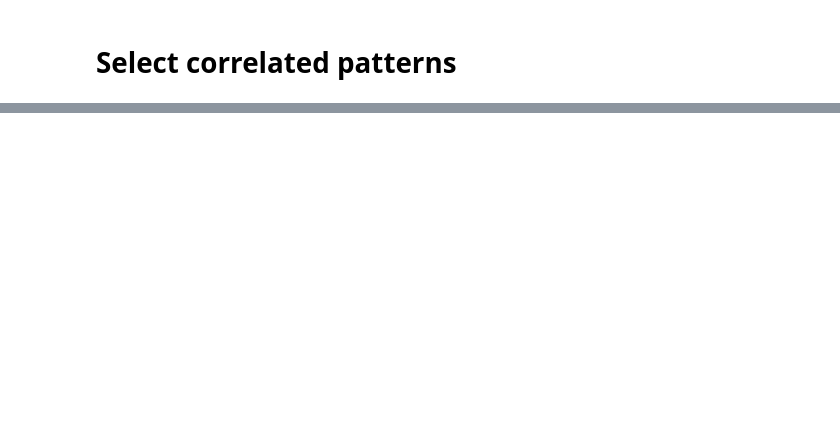
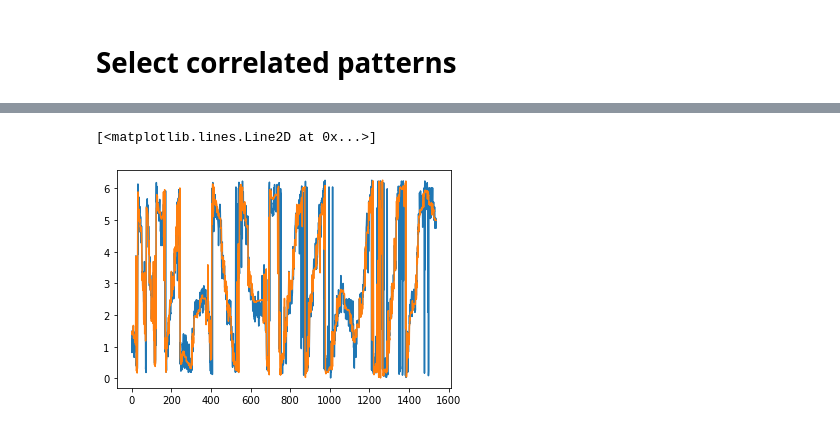
Before and after one commit to blufzzz/NeuroMice, a Jupyter notebook: PatternsAnalysis.ipynb, the cells around one changed output, grey strips where cells are left out. Cells and saved outputs as stored; diff of their text form; code cells hidden in the pictures; blank space fills up the shorter version.

```diff
--- a/PatternsAnalysis.ipynb
+++ b/PatternsAnalysis.ipynb
@@ -312,18 +189,19 @@ plt.show()
-# %%
-patterns_pairs = {}
-for cluster_number in np.unique(y_non_noise):
-    mask = y_non_noise==cluster_number
-    pattern_pair_indexes = correlated_pairs_indexes[mask]
-    patterns_pairs[cluster_number] = pattern_pair_indexes
 # %%
 patterns_all = []
-for pattern_pair_number in patterns_pairs.keys():
-#     pattern_pair_number = 0
-    ind1 = np.unique(patterns_pairs[pattern_pair_number][:,0])
-    ind2 = np.unique(patterns_pairs[pattern_pair_number][:,1])
+phi1 = []
+phi2 = []
+
+for cluster_number in np.unique(y_non_noise):
+    mask = y_non_noise==cluster_number
+    pattern_pair_indexes = correlated_pairs_indexes_non_noise[mask]
+    ind1 = np.unique(pattern_pair_indexes[:,0])
+    ind2 = np.unique(pattern_pair_indexes[:,1])
 
     pattern1 = X_neural_std[ind1]
     pattern2 = X_neural_std[ind2]
 
+    phi1.append(phi[ind1])
+    phi2.append(phi[ind2])
+
     patterns_all.append(pattern1)
     patterns_all.append(pattern2)
@@ -416,0 +214,18 @@ for i in range(len(splits)-1):
+# %%
+phi1_mean = [p.mean() for p in phi1]
+phi2_mean = [p.mean() for p in phi2]
+
+phi_all = []
+for i in range(len(phi1)):
+
+    phi_all.append(phi1[i])
+    phi_all.append(phi2[i])
+
+
+phi_all_mean = [p.mean() for p in phi_all]
+# %%
+plt.plot(phi1_mean)
+plt.plot(phi2_mean)
+# %% [output]
+[<matplotlib.lines.Line2D at 0x...>]
+[figure, added]
```
Also changed, not shown: parts of 60 cells of this notebook, 4 other files.
